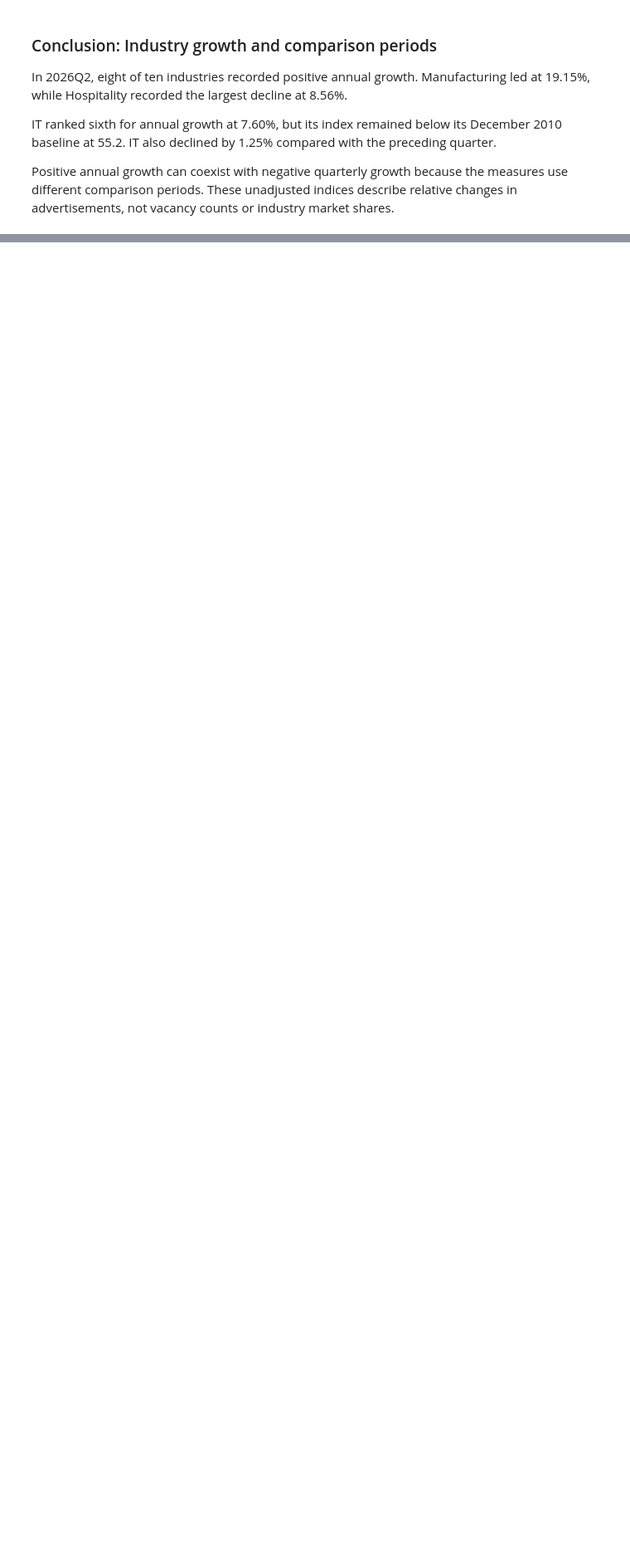
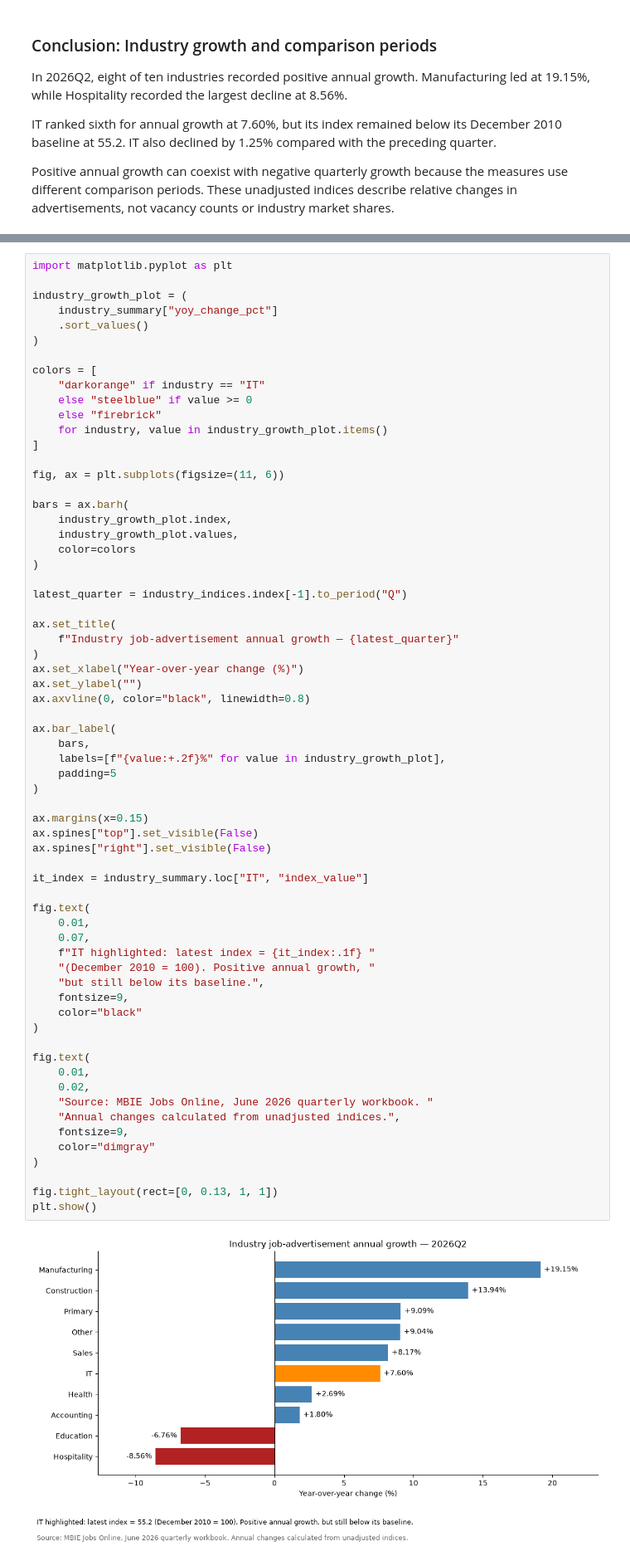
Before and after one commit to kamalpreetsinghh/nz-job-market-data-analysis, a Jupyter notebook: notebooks/03_industry_analysis.ipynb, the cells around one changed output, grey strips where cells are left out. Shown at 83% size. Drawn from its saved outputs; the diff is of its cells as text; blank space fills up the shorter version.

Commit message:
Visualize industry annual growth and document findings

```diff
--- a/notebooks/03_industry_analysis.ipynb
+++ b/notebooks/03_industry_analysis.ipynb
@@ -151,0 +157,67 @@ not vacancy counts or industry market shares.
+# %%
+import matplotlib.pyplot as plt
+
+industry_growth_plot = (
+    industry_summary["yoy_change_pct"]
+    .sort_values()
+)
+
+colors = [
+    "darkorange" if industry == "IT"
+    else "steelblue" if value >= 0
+    else "firebrick"
+    for industry, value in industry_growth_plot.items()
+]
+
+fig, ax = plt.subplots(figsize=(11, 6))
+
+bars = ax.barh(
+    industry_growth_plot.index,
+    industry_growth_plot.values,
+    color=colors
+)
+
+latest_quarter = industry_indices.index[-1].to_period("Q")
+
+ax.set_title(
+    f"Industry job-advertisement annual growth — {latest_quarter}"
+)
+ax.set_xlabel("Year-over-year change (%)")
+ax.set_ylabel("")
+ax.axvline(0, color="black", linewidth=0.8)
+
+ax.bar_label(
+    bars,
+    labels=[f"{value:+.2f}%" for value in industry_growth_plot],
+    padding=5
+)
+
+ax.margins(x=0.15)
+ax.spines["top"].set_visible(False)
+ax.spines["right"].set_visible(False)
+
+it_index = industry_summary.loc["IT", "index_value"]
+
+fig.text(
+    0.01,
+    0.07,
+    f"IT highlighted: latest index = {it_index:.1f} "
+    "(December 2010 = 100). Positive annual growth, "
+    "but still below its baseline.",
+    fontsize=9,
+    color="black"
+)
+
+fig.text(
+    0.01,
+    0.02,
+    "Source: MBIE Jobs Online, June 2026 quarterly workbook. "
+    "Annual changes calculated from unadjusted indices.",
+    fontsize=9,
+    color="dimgray"
+)
+
+fig.tight_layout(rect=[0, 0.13, 1, 1])
+plt.show()
+# %% [output]
+[figure, added]
```
Also changed, not shown: parts of 1 cell of this notebook, 2 other files.
